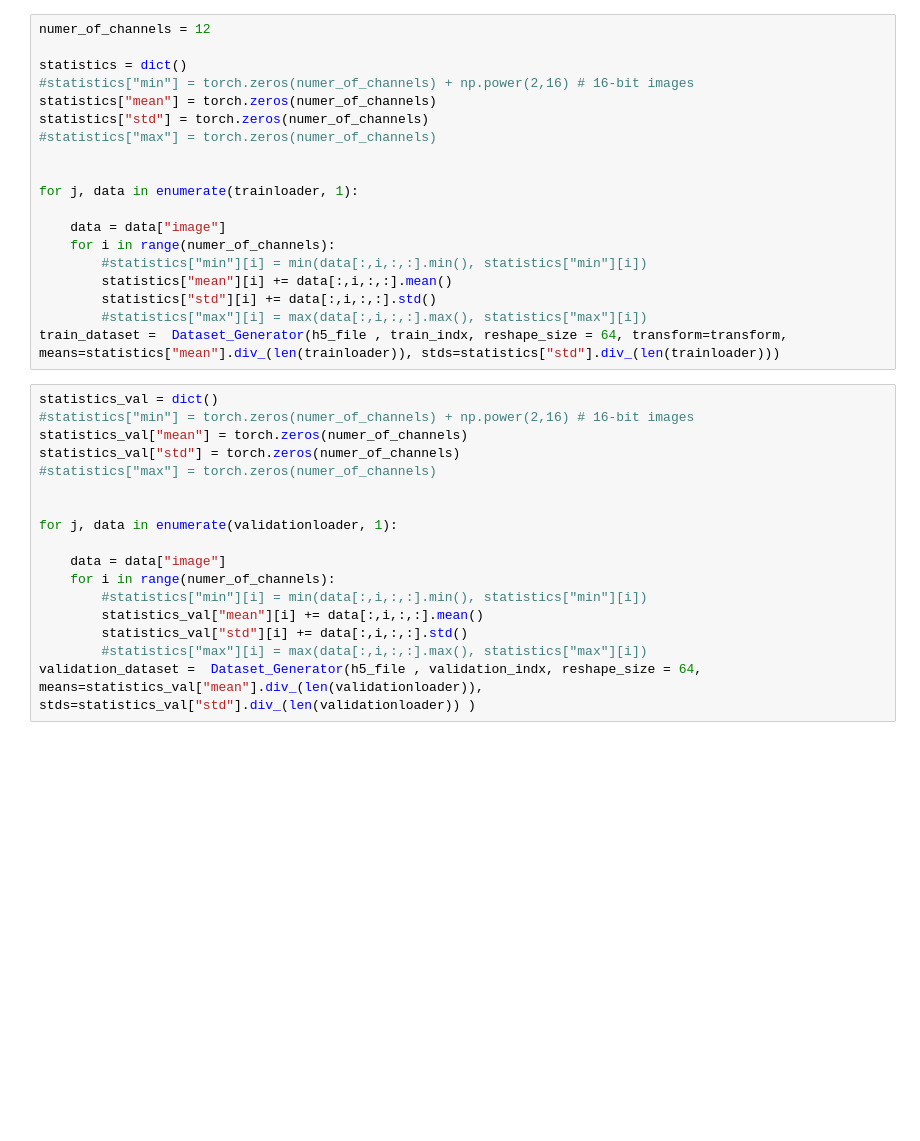
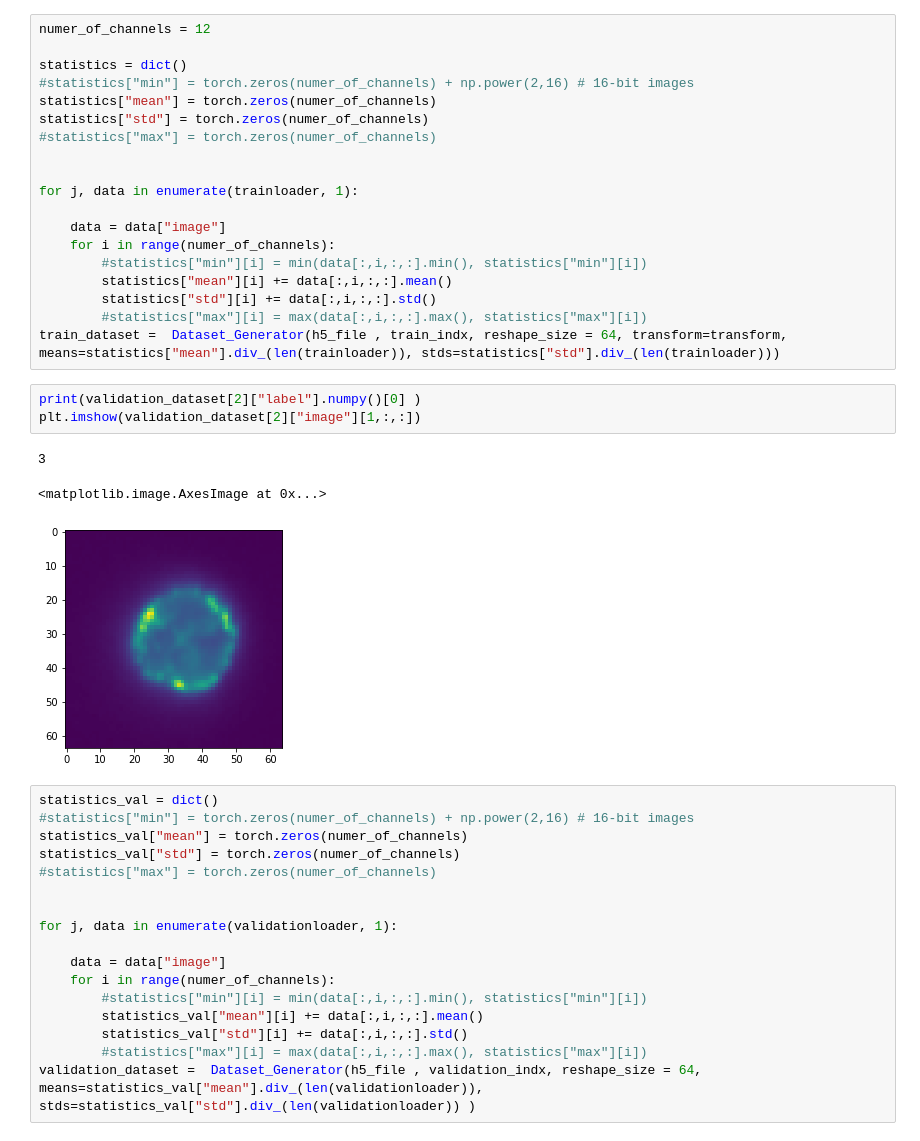
Before and after one commit to aliechoes/interpretable-multichannel-image-analysis, a Jupyter notebook: deep_learning.ipynb, the cells around one changed output. Saved outputs shown, nothing was run; the diff lists cells and outputs as text; blank space fills up the shorter version.

```diff
--- a/deep_learning.ipynb
+++ b/deep_learning.ipynb
@@ -511,6 +503,13 @@ for j, data in enumerate(trainloader, 1):
         statistics["std"][i] += data[:,i,:,:].std()
         #statistics["max"][i] = max(data[:,i,:,:].max(), statistics["max"][i])
 train_dataset =  Dataset_Generator(h5_file , train_indx, reshape_size = 64, transform=transform, means=statistics["mean"].div_(len(trainloader)), stds=statistics["std"].div_(len(trainloader)))
+# %%
+print(validation_dataset[2]["label"].numpy()[0] )
+plt.imshow(validation_dataset[2]["image"][1,:,:])
+# %% [output]
+3
+<matplotlib.image.AxesImage at 0x...>
+[figure, added]
 # %%
 statistics_val = dict()
 #statistics["min"] = torch.zeros(numer_of_channels) + np.power(2,16) # 16-bit images
```
Also changed, not shown: parts of 43 cells of this notebook, 3 other files.
